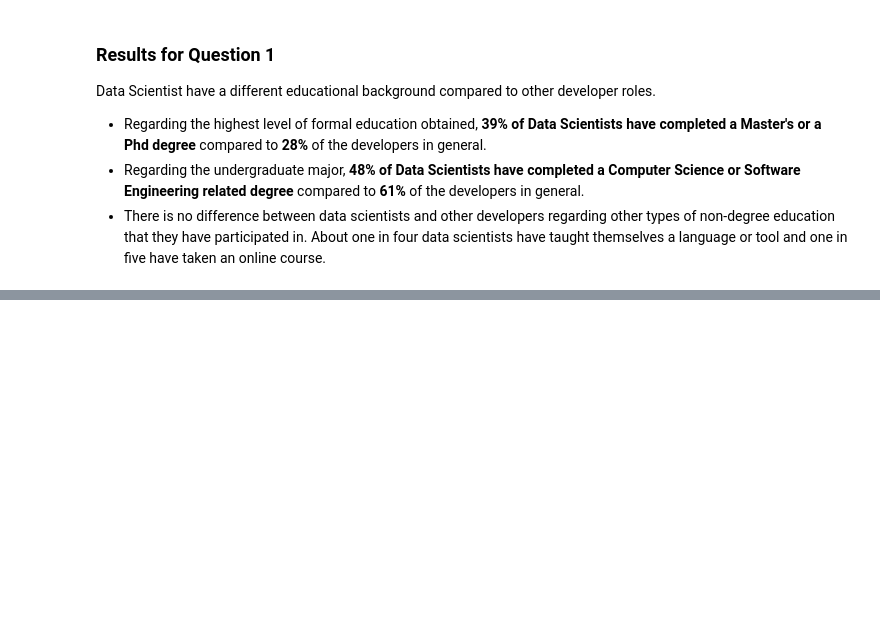
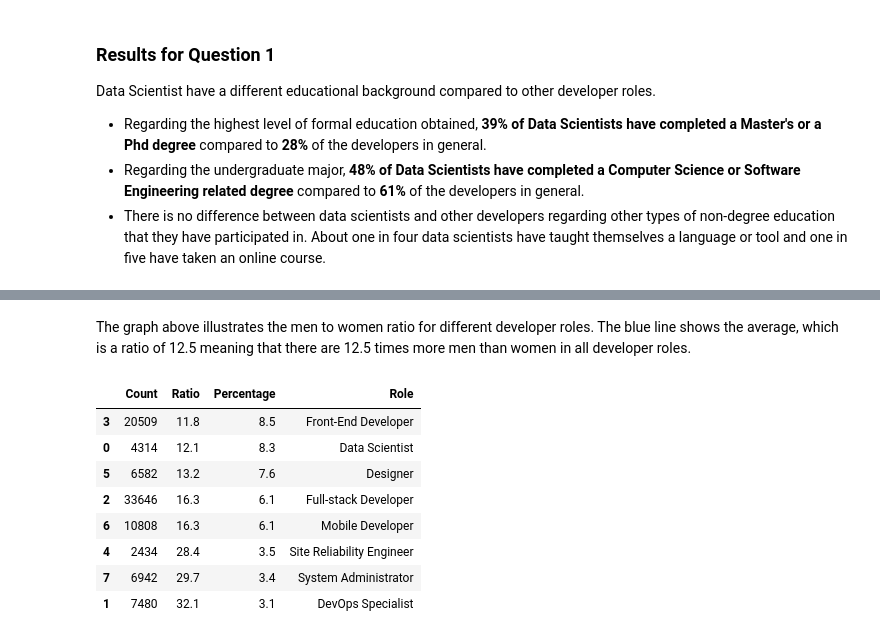
Before and after one commit to leedah/data-scientists-stackoverflow-analysis, a Jupyter notebook: Stackoverflow 2019 Survey.ipynb, the cells around one changed output, grey strips where cells are left out. Cells and saved outputs as stored; diff of their text form; code cells hidden in the pictures; blank space fills up the shorter version.

```diff
--- a/Stackoverflow 2019 Survey.ipynb
+++ b/Stackoverflow 2019 Survey.ipynb
@@ -507,0 +654,14 @@ Data Scientist have a different educational background compared to other develop
+# %% [markdown]
+The graph above illustrates the men to women ratio for different developer roles. The blue line shows the average, which is a ratio of 12.5 meaning that there are 12.5 times more men than women in all developer roles.
+# %%
+gender_df.sort_values('Ratio')
+# %% [output]
+|  | Count | Ratio | Percentage | Role |
+| 3 | 20509 | 11.8 | 8.5 | Front-End Developer |
+| 0 | 4314 | 12.1 | 8.3 | Data Scientist |
+| 5 | 6582 | 13.2 | 7.6 | Designer |
+| 2 | 33646 | 16.3 | 6.1 | Full-stack Developer |
+| 6 | 10808 | 16.3 | 6.1 | Mobile Developer |
+| 4 | 2434 | 28.4 | 3.5 | Site Reliability Engineer |
+| 7 | 6942 | 29.7 | 3.4 | System Administrator |
+| 1 | 7480 | 32.1 | 3.1 | DevOps Specialist |
```
Also changed, not shown: parts of 15 cells of this notebook.
